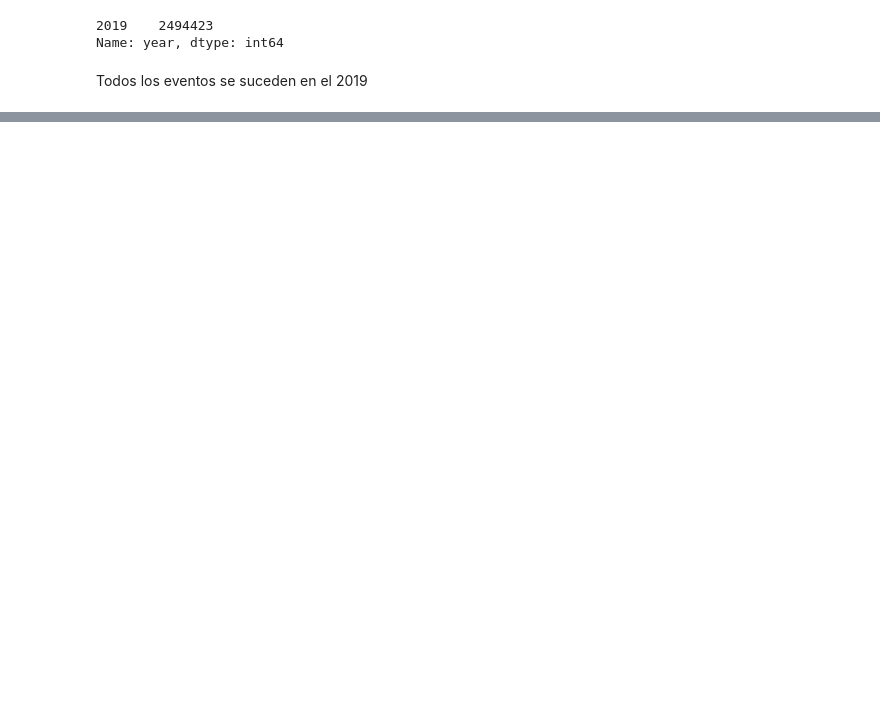
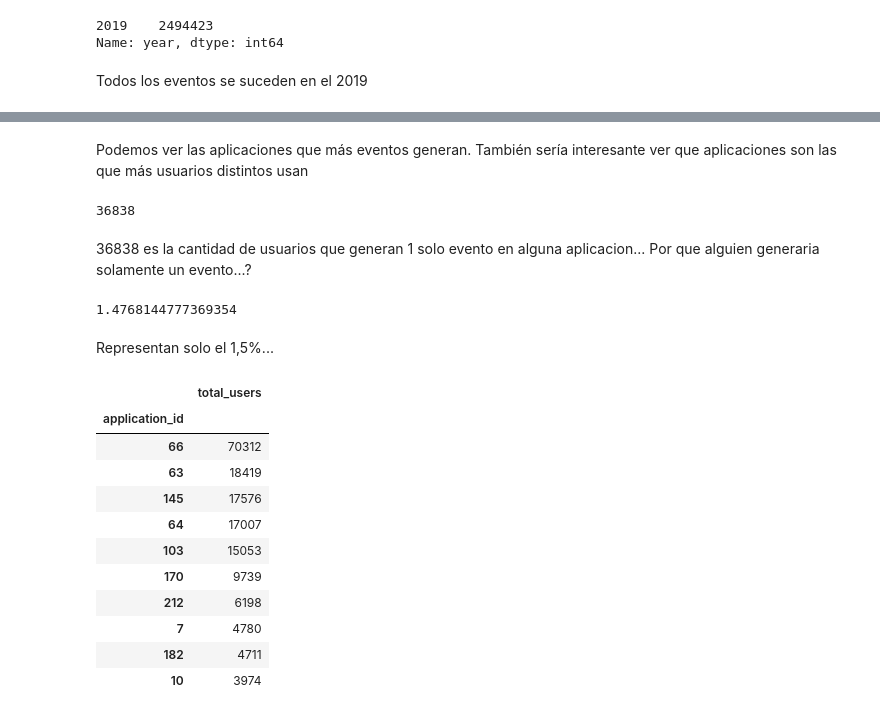
Before and after one commit to gatti2602/7506-datos, a Jupyter notebook: manu/events.ipynb, the cells around one changed output, grey strips where cells are left out. Cells and saved outputs as stored; diff of their text form; code cells hidden in the pictures; blank space fills up the shorter version.

```diff
--- a/manu/events.ipynb
+++ b/manu/events.ipynb
@@ -133,0 +190,31 @@ Text(0, 0.5, 'Cantidad')
+# %% [markdown]
+Podemos ver las aplicaciones que más eventos generan. También sería interesante ver que aplicaciones son las que más usuarios distintos usan
+# %%
+(events['ref_hash'].value_counts() == 1).sum()
+# %% [output]
+36838
+# %% [markdown]
+36838 es la cantidad de usuarios que generan 1 solo evento en alguna aplicacion... Por que alguien generaria solamente un evento...?
+# %%
+((events['ref_hash'].value_counts() == 1).sum())/len(events)*100
+# %% [output]
+1.4768144777369354
+# %% [markdown]
+Representan solo el 1,5%...
+# %%
+events_per_app = events.groupby('application_id').agg({'ref_hash':'nunique'})
+events_per_app.columns = [ 'total_users']
+events_per_app.nlargest(10, 'total_users')
+# %% [output]
+|  | total_users |
+| application_id |  |
+| 66 | 70312 |
+| 63 | 18419 |
+| 145 | 17576 |
+| 64 | 17007 |
+| 103 | 15053 |
+| 170 | 9739 |
+| 212 | 6198 |
+| 7 | 4780 |
+| 182 | 4711 |
+| 10 | 3974 |
```
Also changed, not shown: parts of 15 cells of this notebook, 2 other files.
